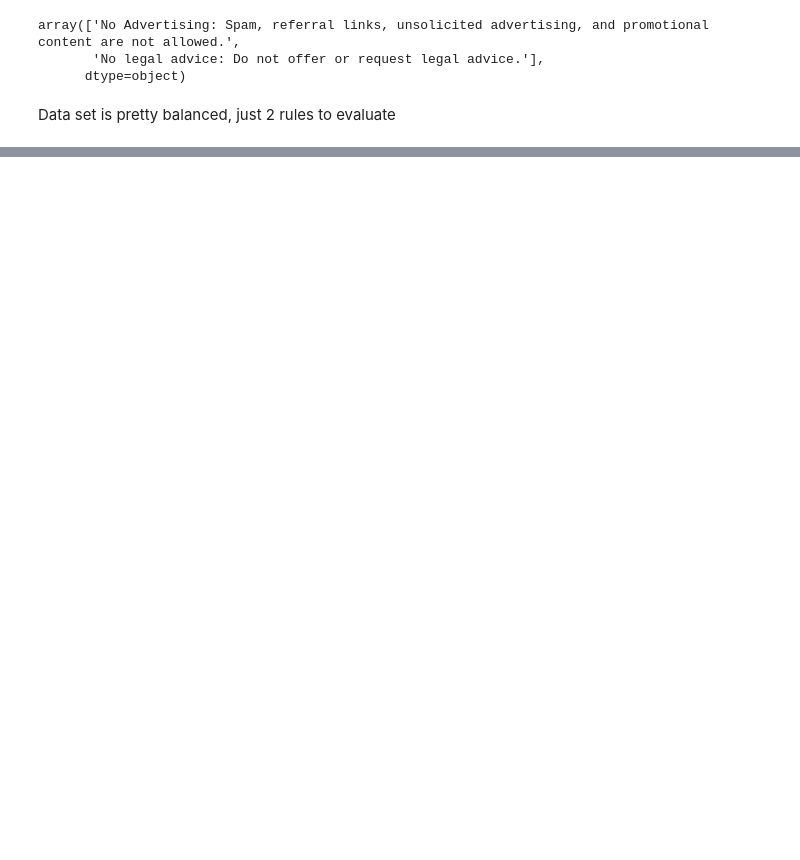
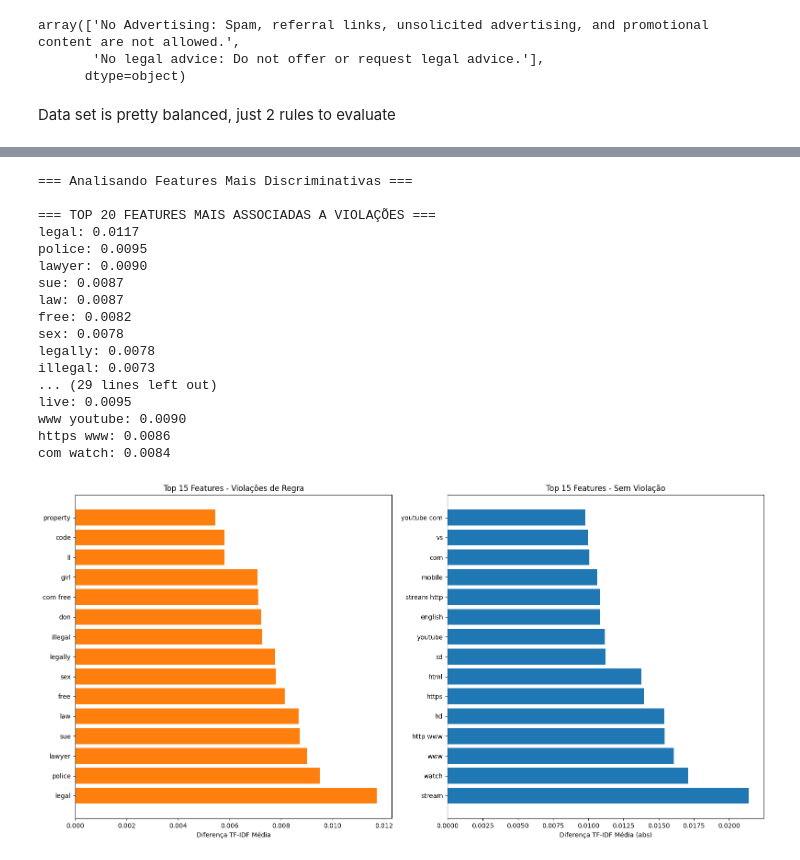
Before and after one commit to otaviofcoletti/Jigsaw-Agile-Community-Rules-Classification, a Jupyter notebook: EDA.ipynb, the cells around one changed output, grey strips where cells are left out. Drawn from its saved outputs; the diff is of its cells as text; code cells hidden in the pictures; blank space fills up the shorter version.

```diff
--- a/EDA.ipynb
+++ b/EDA.ipynb
@@ -115,0 +269,72 @@ Data set is pretty balanced, just 2 rules to evaluate
+# %%
+# 4.4 Análise das Features Mais Importantes
+print("=== Analisando Features Mais Discriminativas ===")
+
+# Calculando diferença média TF-IDF entre classes
+X_tfidf_dense = X_tfidf.toarray()
+mean_violation = X_tfidf_dense[y_labels == 1].mean(axis=0)
+mean_no_violation = X_tfidf_dense[y_labels == 0].mean(axis=0)
+
+# Diferença entre médias (positivo = mais comum em violações)
+feature_diff = mean_violation - mean_no_violation
+
+# Top features para violações
+top_violation_indices = feature_diff.argsort()[-20:][::-1]
+top_violation_features = [(feature_names[i], feature_diff[i]) for i in top_violation_indices]
+
+# Top features para não violações
+top_no_violation_indices = feature_diff.argsort()[:20]
+top_no_violation_features = [(feature_names[i], abs(feature_diff[i])) for i in top_no_violation_indices]
+
+print("\n=== TOP 20 FEATURES MAIS ASSOCIADAS A VIOLAÇÕES ===")
+for feature, score in top_violation_features:
+    print(f"{feature}: {score:.4f}")
+
+print("\n=== TOP 20 FEATURES MAIS ASSOCIADAS A NÃO VIOLAÇÕES ===")
+for feature, score in top_no_violation_features:
+    print(f"{feature}: {score:.4f}")
+
+# Visualização das top features
+fig, (ax1, ax2) = plt.subplots(1, 2, figsize=(16, 8))
+
+# Features de violação
+violation_features = [f[0] for f in top_violation_features[:15]]
+violation_scores = [f[1] for f in top_violation_features[:15]]
+
+ax1.barh(range(len(violation_features)), violation_scores, color='#ff7f0e')
+ax1.set_yticks(range(len(violation_features)))
+ax1.set_yticklabels(violation_features)
+ax1.set_title('Top 15 Features - Violações de Regra')
+ax1.set_xlabel('Diferença TF-IDF Média')
+
+# Features de não violação
+no_violation_features = [f[0] for f in top_no_violation_features[:15]]
+no_violation_scores = [f[1] for f in top_no_violation_features[:15]]
+
+ax2.barh(range(len(no_violation_features)), no_violation_scores, color='#1f77b4')
+ax2.set_yticks(range(len(no_violation_features)))
+ax2.set_yticklabels(no_violation_features)
+ax2.set_title('Top 15 Features - Sem Violação')
+ax2.set_xlabel('Diferença TF-IDF Média (abs)')
+
+plt.tight_layout()
+plt.show()
+# %% [output]
+=== Analisando Features Mais Discriminativas ===
+
+=== TOP 20 FEATURES MAIS ASSOCIADAS A VIOLAÇÕES ===
+legal: 0.0117
+police: 0.0095
+lawyer: 0.0090
+sue: 0.0087
+law: 0.0087
+free: 0.0082
+sex: 0.0078
+legally: 0.0078
+illegal: 0.0073
+... (29 lines left out)
+live: 0.0095
+www youtube: 0.0090
+https www: 0.0086
+com watch: 0.0084
+[figure, added]
```
Also changed, not shown: parts of 10 cells of this notebook.
